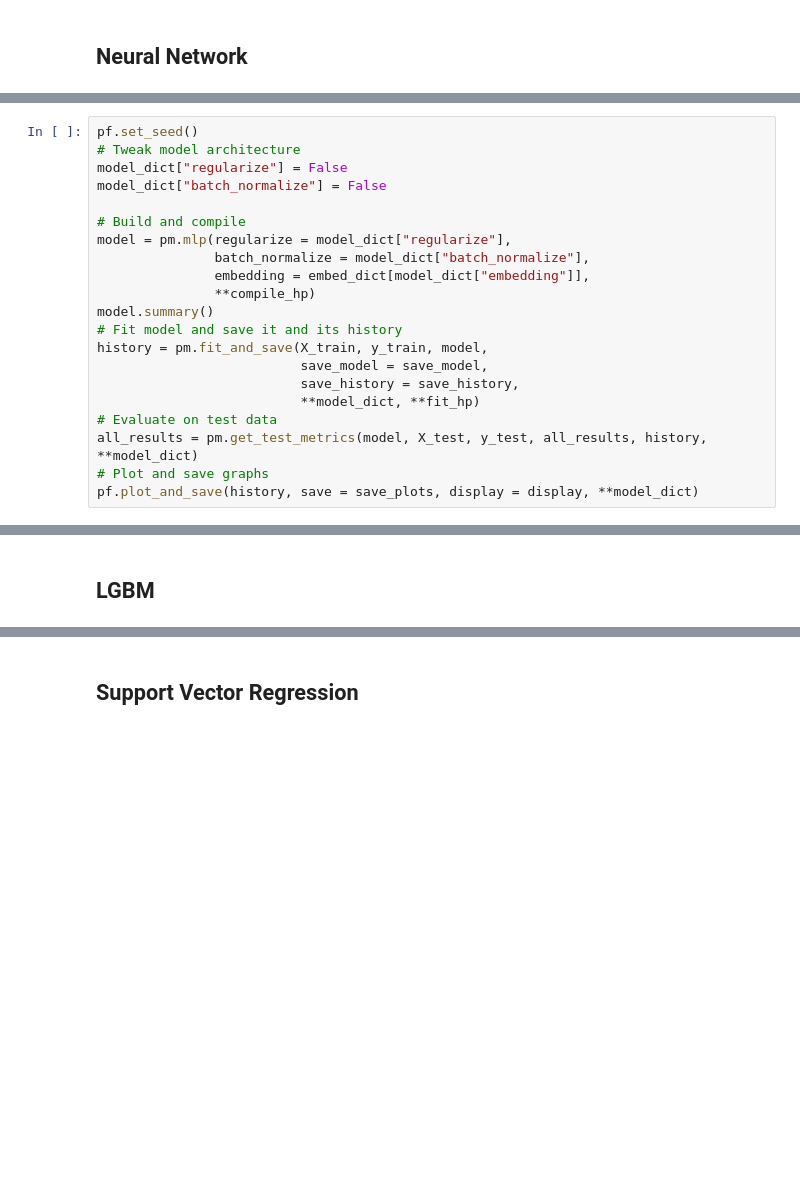
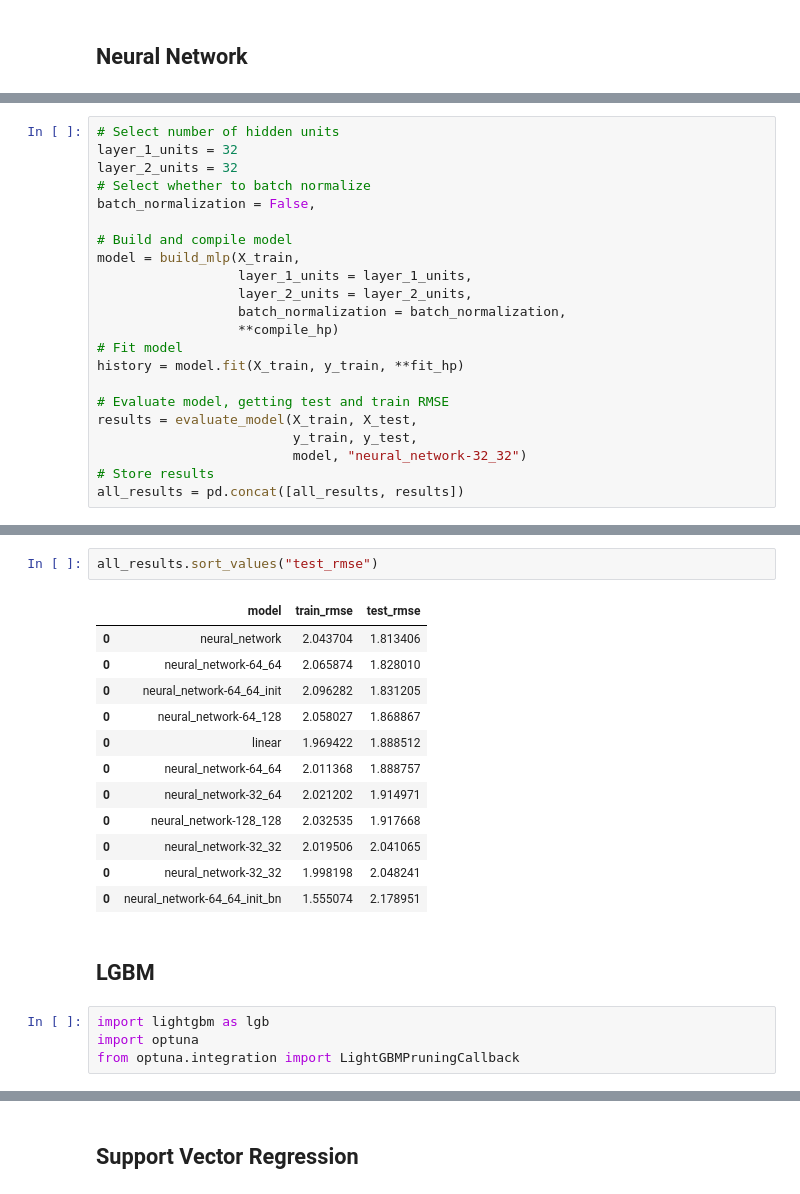
Before and after one commit to louismagowan/cag-equality, a Jupyter notebook: sandbox.ipynb, the cells around one changed output, grey strips where cells are left out. Drawn from its saved outputs; the diff is of its cells as text; blank space fills up the shorter version.

```diff
--- a/sandbox.ipynb
+++ b/sandbox.ipynb
@@ -415,21 +390,0 @@ def mlp(loss = "binary_crossentropy",
-# %%
-pf.set_seed()
-# Tweak model architecture
-model_dict["regularize"] = False
-model_dict["batch_normalize"] = False
-
-# Build and compile
-model = pm.mlp(regularize = model_dict["regularize"],
-               batch_normalize = model_dict["batch_normalize"],
-               embedding = embed_dict[model_dict["embedding"]],
-               **compile_hp)
-model.summary()
-# Fit model and save it and its history
-history = pm.fit_and_save(X_train, y_train, model,
-                          save_model = save_model,
-                          save_history = save_history,
-                          **model_dict, **fit_hp)
-# Evaluate on test data
-all_results = pm.get_test_metrics(model, X_test, y_test, all_results, history, **model_dict)
-# Plot and save graphs
-pf.plot_and_save(history, save = save_plots, display = display, **model_dict)
@@ -435,0 +555,22 @@ pf.plot_and_save(history, save = save_plots, display = display, **model_dict)
+# %%
+# Select number of hidden units
+layer_1_units = 32
+layer_2_units = 32
+# Select whether to batch normalize
+batch_normalization = False,
+
+# Build and compile model
+model = build_mlp(X_train,
+                  layer_1_units = layer_1_units,
+                  layer_2_units = layer_2_units,
+                  batch_normalization = batch_normalization,
+                  **compile_hp)
+# Fit model
+history = model.fit(X_train, y_train, **fit_hp)
+
+# Evaluate model, getting test and train RMSE
+results = evaluate_model(X_train, X_test,
+                         y_train, y_test,
+                         model, "neural_network-32_32")
+# Store results
+all_results = pd.concat([all_results, results])
@@ -436,2 +601,21 @@ pf.plot_and_save(history, save = save_plots, display = display, **model_dict)
+# %%
+all_results.sort_values("test_rmse")
+# %% [output]
+|  | model | train_rmse | test_rmse |
+| 0 | neural_network | 2.043704 | 1.813406 |
+| 0 | neural_network-64_64 | 2.065874 | 1.828010 |
+| 0 | neural_network-64_64_init | 2.096282 | 1.831205 |
+| 0 | neural_network-64_128 | 2.058027 | 1.868867 |
+| 0 | linear | 1.969422 | 1.888512 |
+| 0 | neural_network-64_64 | 2.011368 | 1.888757 |
+| 0 | neural_network-32_64 | 2.021202 | 1.914971 |
+| 0 | neural_network-128_128 | 2.032535 | 1.917668 |
+| 0 | neural_network-32_32 | 2.019506 | 2.041065 |
+| 0 | neural_network-32_32 | 1.998198 | 2.048241 |
+| 0 | neural_network-64_64_init_bn | 1.555074 | 2.178951 |
 # %% [markdown]
 ## LGBM
+# %%
+import lightgbm as lgb
+import optuna
+from optuna.integration import LightGBMPruningCallback
```
Also changed, not shown: parts of 31 cells of this notebook.
